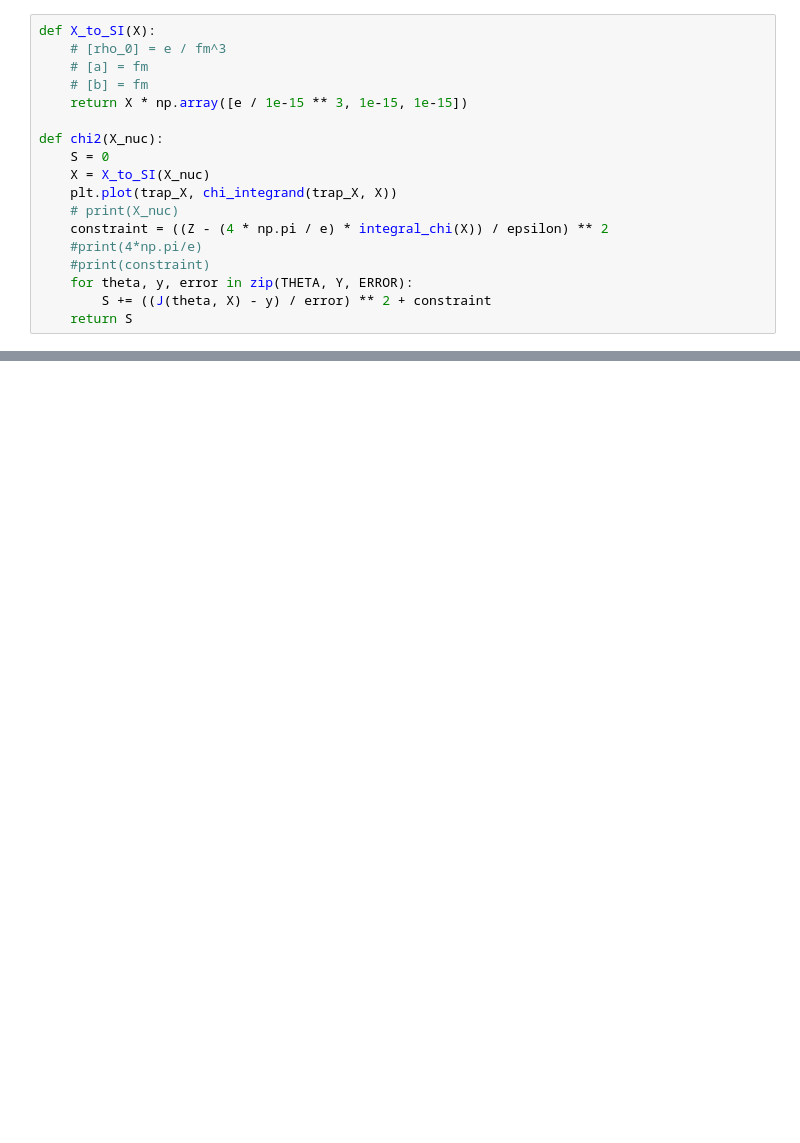
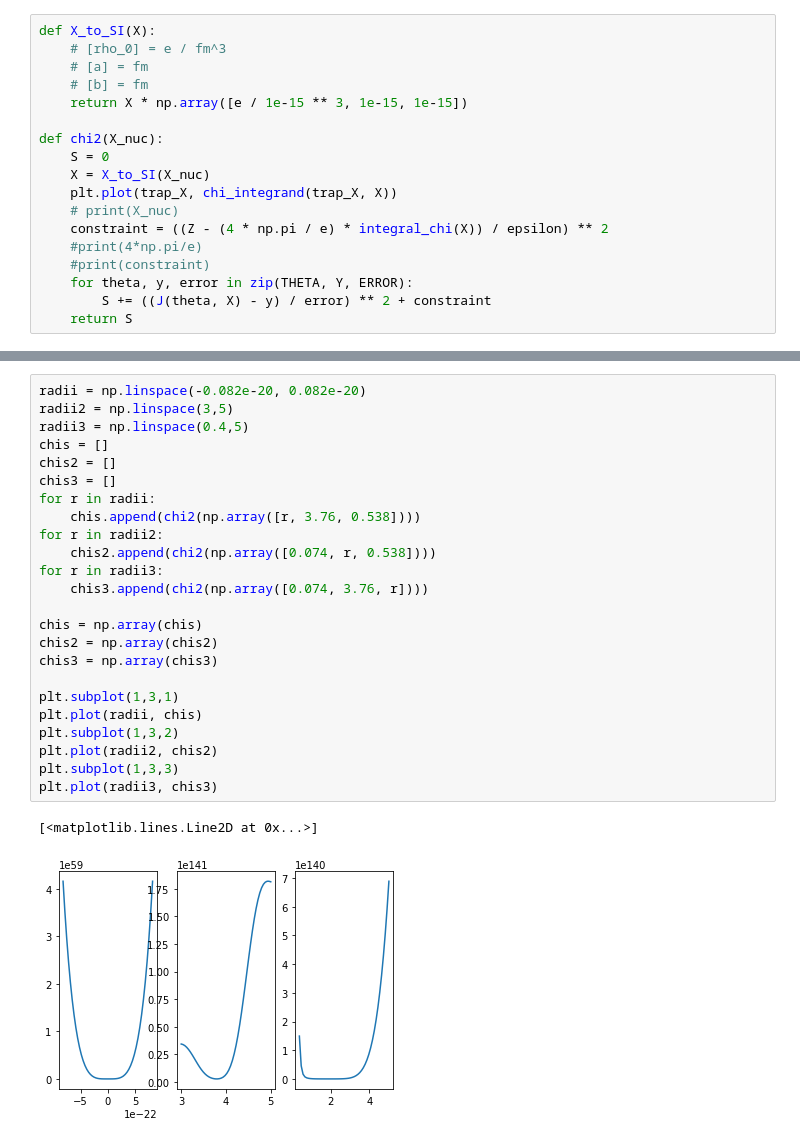
Before and after one commit to vincent-uden/nuclear-size, a Jupyter notebook: sugminröv.ipynb, the cells around one changed output, grey strips where cells are left out. Cells and saved outputs as stored; diff of their text form; blank space fills up the shorter version.

```diff
--- a/sugminröv.ipynb
+++ b/sugminröv.ipynb
@@ -101,0 +89,27 @@ plt.plot(trap_X, rho_ch(trap_X, X_to_SI(res.x))/e*1e-15**3)
+# %%
+radii = np.linspace(-0.082e-20, 0.082e-20)
+radii2 = np.linspace(3,5)
+radii3 = np.linspace(0.4,5)
+chis = []
+chis2 = []
+chis3 = []
+for r in radii:
+    chis.append(chi2(np.array([r, 3.76, 0.538])))
+for r in radii2:
+    chis2.append(chi2(np.array([0.074, r, 0.538])))
+for r in radii3:
+    chis3.append(chi2(np.array([0.074, 3.76, r])))
+
+chis = np.array(chis)
+chis2 = np.array(chis2)
+chis3 = np.array(chis3)
+
+plt.subplot(1,3,1)
+plt.plot(radii, chis)
+plt.subplot(1,3,2)
+plt.plot(radii2, chis2)
+plt.subplot(1,3,3)
+plt.plot(radii3, chis3)
+# %% [output]
+[<matplotlib.lines.Line2D at 0x...>]
+[figure, added]
```
Also changed, not shown: parts of 4 cells of this notebook, 1 other file.
